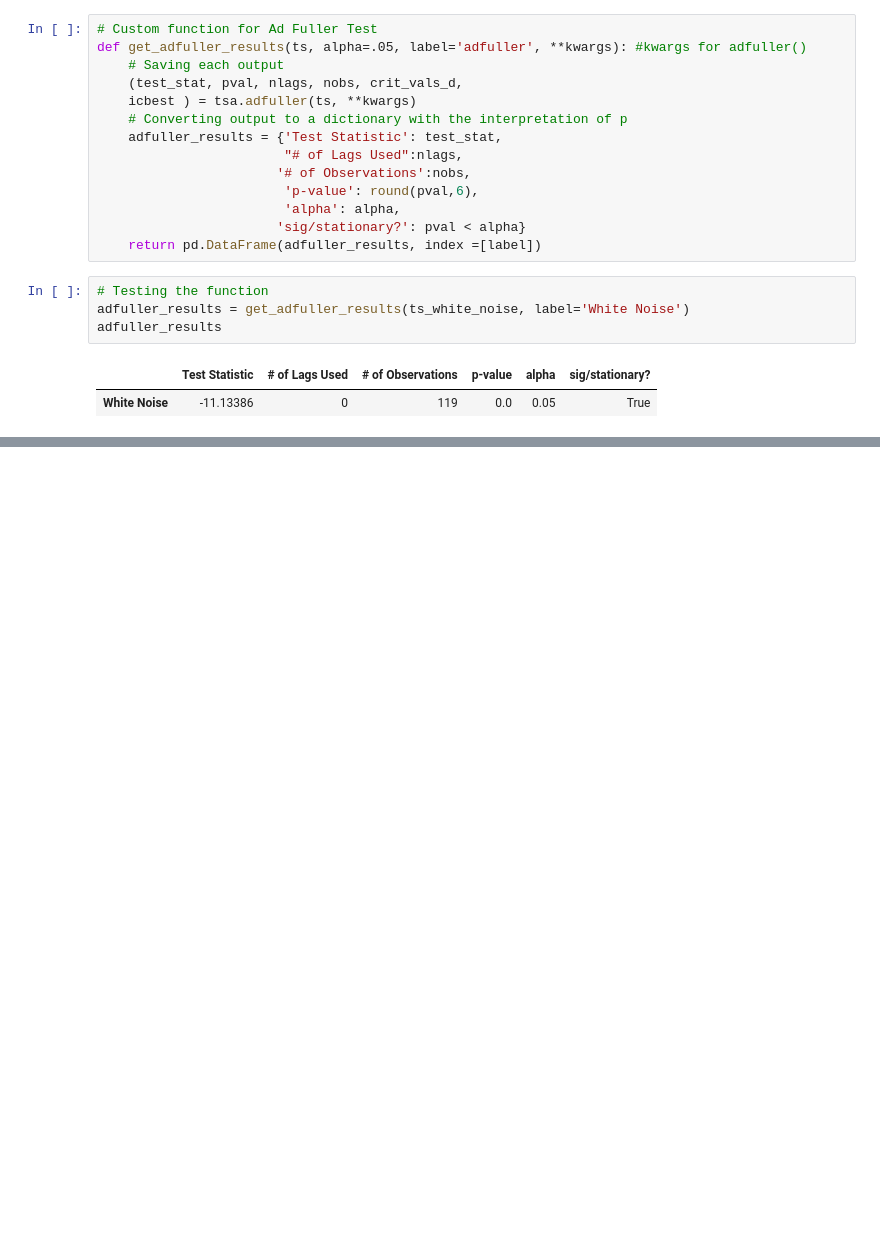
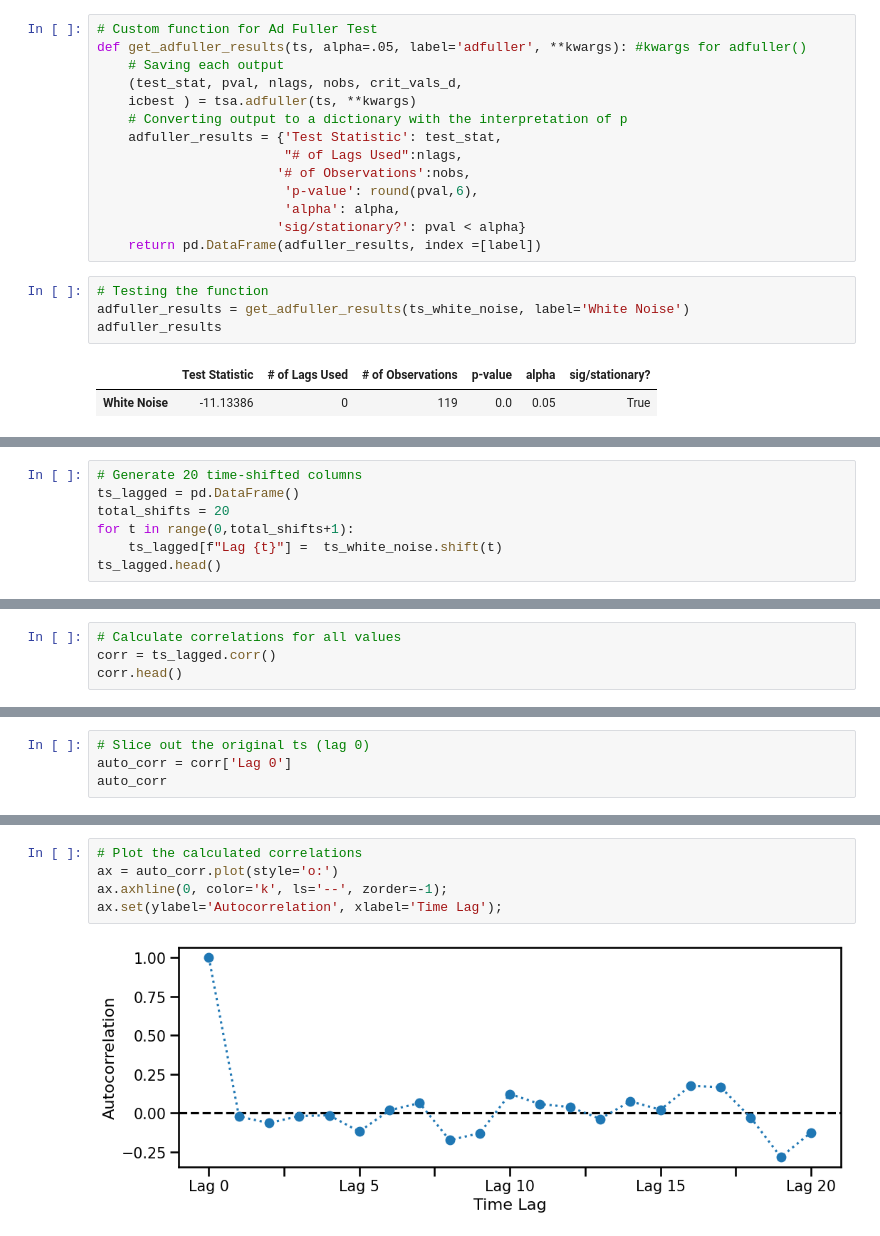
Before and after one commit to dohaalnabahin/Data_science_and_machine_learning_Journey, a Jupyter notebook: Stationarity.ipynb, the cells around one changed output, grey strips where cells are left out. Saved outputs shown, nothing was run; the diff lists cells and outputs as text; blank space fills up the shorter version.

```diff
--- a/Stationarity.ipynb
+++ b/Stationarity.ipynb
@@ -128,0 +164,7 @@ adfuller_results
+# %%
+# Generate 20 time-shifted columns
+ts_lagged = pd.DataFrame()
+total_shifts = 20
+for t in range(0,total_shifts+1):
+    ts_lagged[f"Lag {t}"] =  ts_white_noise.shift(t)
+ts_lagged.head()
@@ -128,0 +179,4 @@ adfuller_results
+# %%
+# Calculate correlations for all values
+corr = ts_lagged.corr()
+corr.head()
@@ -128,0 +191,4 @@ adfuller_results
+# %%
+# Slice out the original ts (lag 0)
+auto_corr = corr['Lag 0']
+auto_corr
@@ -128,0 +214,7 @@ adfuller_results
+# %%
+# Plot the calculated correlations
+ax = auto_corr.plot(style='o:')
+ax.axhline(0, color='k', ls='--', zorder=-1);
+ax.set(ylabel='Autocorrelation', xlabel='Time Lag');
+# %% [output]
+[figure, added]
```
Also changed, not shown: parts of 40 cells of this notebook.
